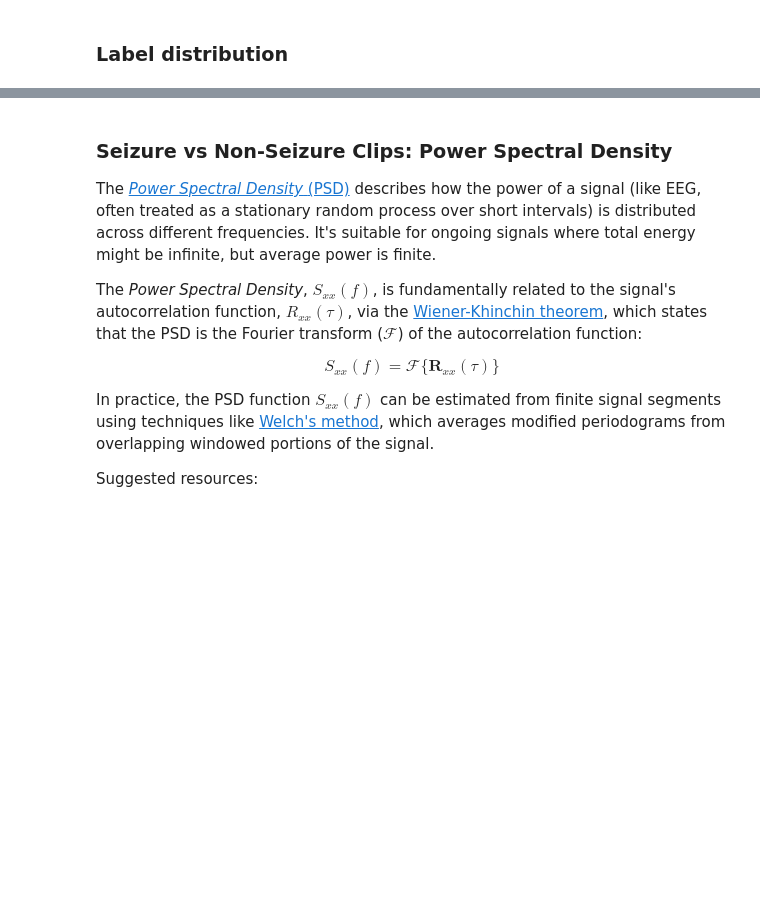
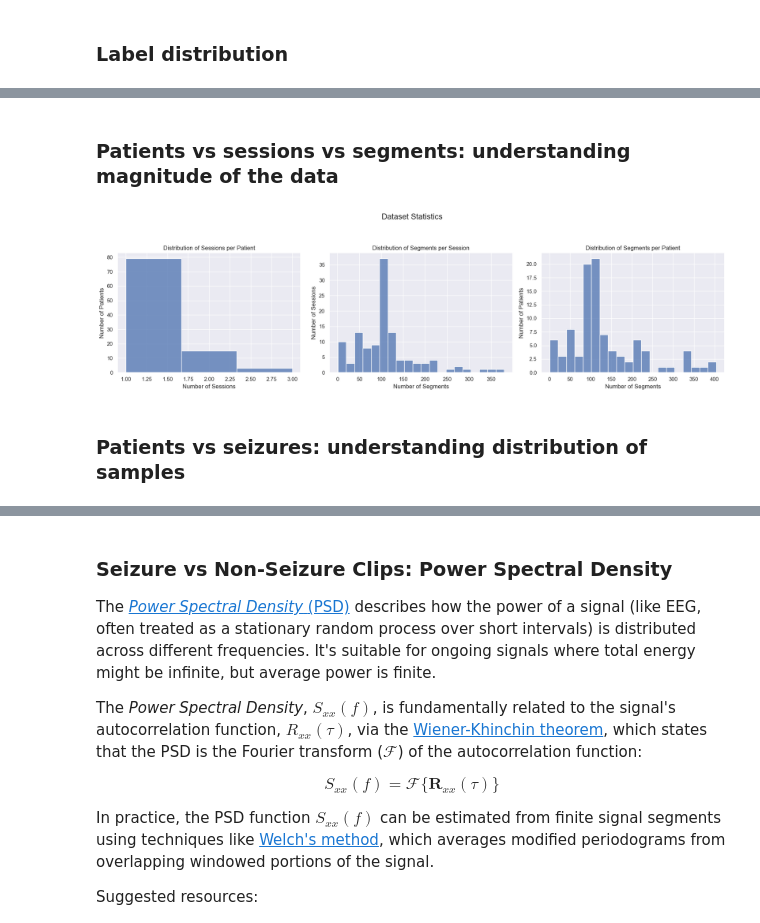
Before and after one commit to NeuroNML/NeuroGraphNet, a Jupyter notebook: neuro-eeg.ipynb, the cells around one changed output, grey strips where cells are left out. Cells and saved outputs as stored; diff of their text form; code cells hidden in the pictures; blank space fills up the shorter version.

```diff
--- a/neuro-eeg.ipynb
+++ b/neuro-eeg.ipynb
@@ -201,0 +240,53 @@ plt.show()
+# %% [markdown]
+### Patients vs sessions vs segments: understanding magnitude of the data
+# %%
+fig, axes = plt.subplots(1, 3, figsize=(18, 5))
+fig.suptitle('Dataset Statistics', fontsize=16, y=1.03) # Add a main title
+
+# 1. Distribution of Number of Sessions per Patient
+try:
+    # for each patient, how many unique values exist for each of the other index levels/columns
+    patient_sessions_df = dataset_tr.clips_df.groupby(level="patient").nunique()
+    num_sessions_per_patient = dataset_tr.clips_df.reset_index().groupby('patient')['session'].nunique()
+    sns.histplot(data=num_sessions_per_patient, ax=axes[0], kde=False, bins=max(1, num_sessions_per_patient.max()))
+    axes[0].set_title('Distribution of Sessions per Patient')
+    axes[0].set_xlabel('Number of Sessions')
+    axes[0].set_ylabel('Number of Patients')
+except Exception as e:
+    axes[0].set_title('Error: Sessions per Patient')
+    axes[0].text(0.5, 0.5, f"Could not plot:\n{e}", ha='center', va='center', wrap=True)
+    print(f"Error plotting 'Sessions per Patient': {e}")
+
+
+# 2. Distribution of segments per session
+try:
+    segments_per_session = dataset_tr.clips_df.groupby(level=['patient', 'session']).size()
+    sns.histplot(data=segments_per_session, ax=axes[1], kde=False, bins=20) # Adjust bins as needed
+    axes[1].set_title('Distribution of Segments per Session')
+    axes[1].set_xlabel('Number of Segments')
+    axes[1].set_ylabel('Number of Sessions')
+except Exception as e:
+    axes[1].set_title('Error: Segments per Session')
+    axes[1].text(0.5, 0.5, f"Could not plot:\n{e}", ha='center', va='center', wrap=True)
+    print(f"Error plotting 'Segments per Session': {e}")
+
+
+# 3. Distribution of Segments per patient
+try:
+    segments_per_patient = dataset_tr.clips_df.groupby(level='patient').size()
+    sns.histplot(data=segments_per_patient, ax=axes[2], kde=False, bins=20)
+    axes[2].set_title('Distribution of Segments per Patient')
+    axes[2].set_xlabel('Number of Segments')
+    axes[2].set_ylabel('Number of Patients')
+except Exception as e:
+    axes[2].set_title('Error: Segments per Patient')
+    axes[2].text(0.5, 0.5, f"Could not plot:\n{e}", ha='center', va='center', wrap=True)
+    print(f"Error plotting 'Segments per Patient': {e}")
+
+
+plt.tight_layout(rect=[0, 0, 1, 0.96])
+plt.show()
+# %% [output]
+[figure, added]
+# %% [markdown]
+### Patients vs seizures: understanding distribution of samples
```
Also changed, not shown: parts of 33 cells of this notebook, 5 other files.
